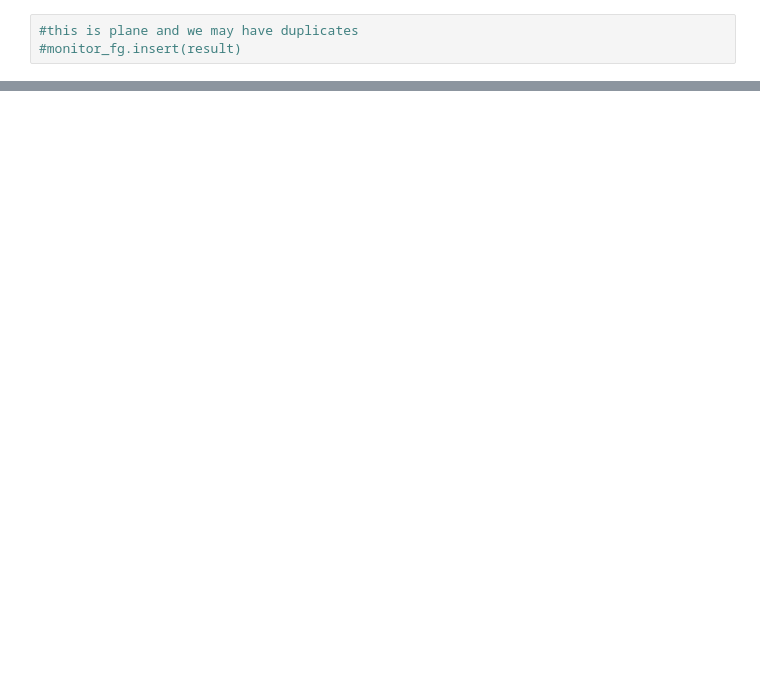
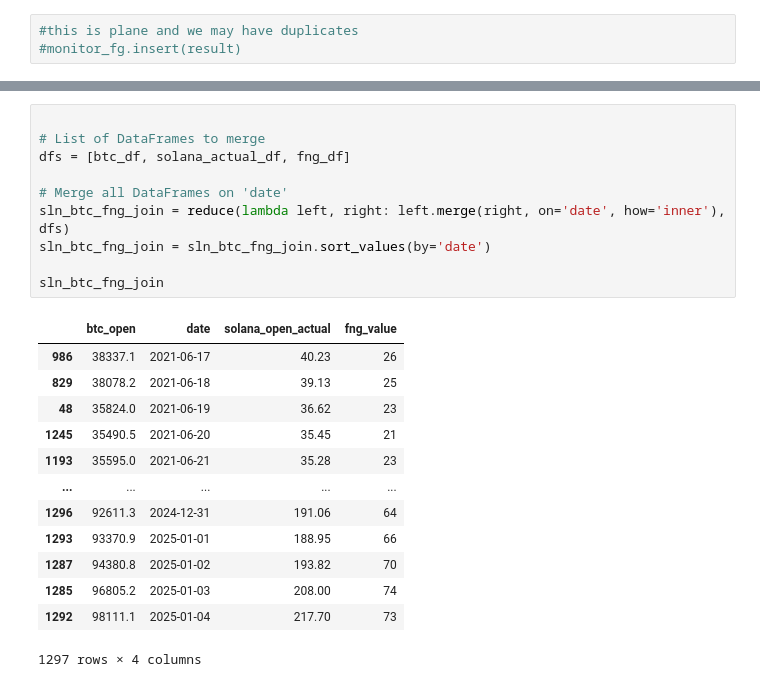
Before and after one commit to natassaf/ID2223-final-project, a Jupyter notebook: inference_pipeline.ipynb, the cells around one changed output, grey strips where cells are left out. Drawn from its saved outputs; the diff is of its cells as text; blank space fills up the shorter version.

```diff
--- a/inference_pipeline.ipynb
+++ b/inference_pipeline.ipynb
@@ -219,0 +413,24 @@ monitor_fg.insert(
+# %%
+
+# List of DataFrames to merge
+dfs = [btc_df, solana_actual_df, fng_df]
+
+# Merge all DataFrames on 'date'
+sln_btc_fng_join = reduce(lambda left, right: left.merge(right, on='date', how='inner'), dfs)
+sln_btc_fng_join = sln_btc_fng_join.sort_values(by='date')
+
+sln_btc_fng_join
+# %% [output]
+|  | btc_open | date | solana_open_actual | fng_value |
+| 986 | 38337.1 | 2021-06-17 | 40.23 | 26 |
+| 829 | 38078.2 | 2021-06-18 | 39.13 | 25 |
+| 48 | 35824.0 | 2021-06-19 | 36.62 | 23 |
+| 1245 | 35490.5 | 2021-06-20 | 35.45 | 21 |
+| 1193 | 35595.0 | 2021-06-21 | 35.28 | 23 |
+| ... | ... | ... | ... | ... |
+| 1296 | 92611.3 | 2024-12-31 | 191.06 | 64 |
+| 1293 | 93370.9 | 2025-01-01 | 188.95 | 66 |
+| 1287 | 94380.8 | 2025-01-02 | 193.82 | 70 |
+| 1285 | 96805.2 | 2025-01-03 | 208.00 | 74 |
+| 1292 | 98111.1 | 2025-01-04 | 217.70 | 73 |
+1297 rows × 4 columns
```
Also changed, not shown: parts of 29 cells of this notebook, 7 other files.
